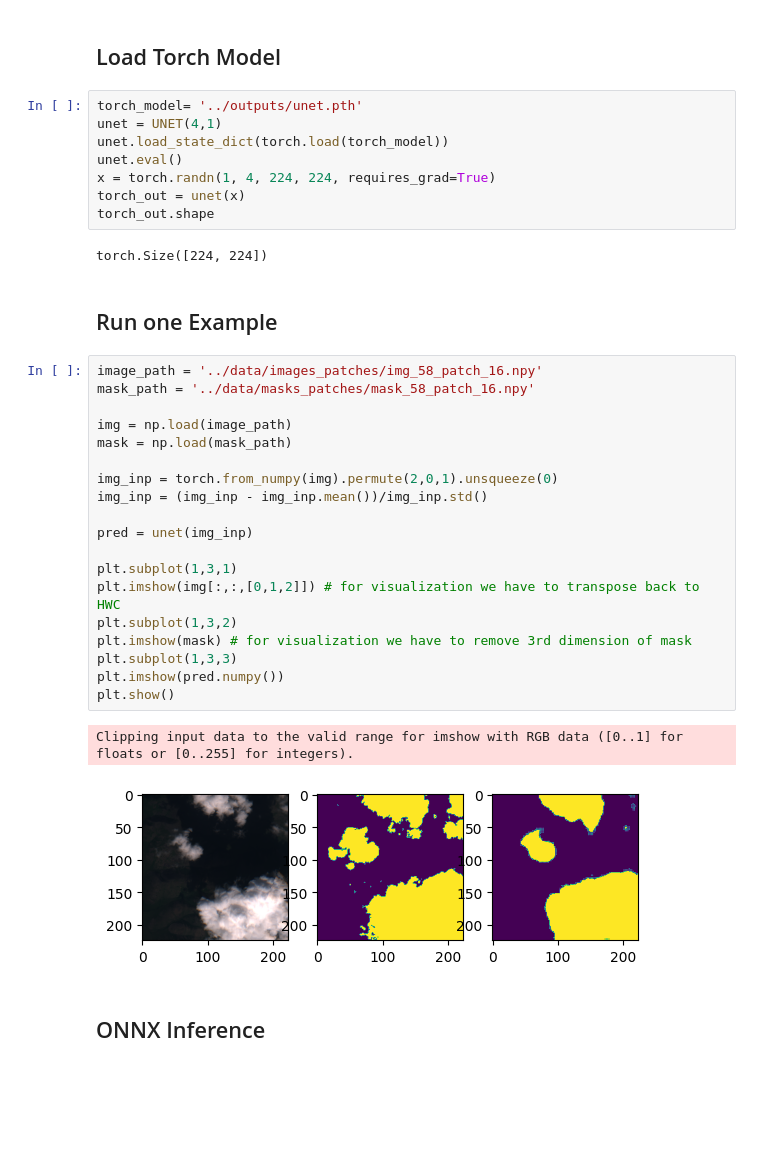
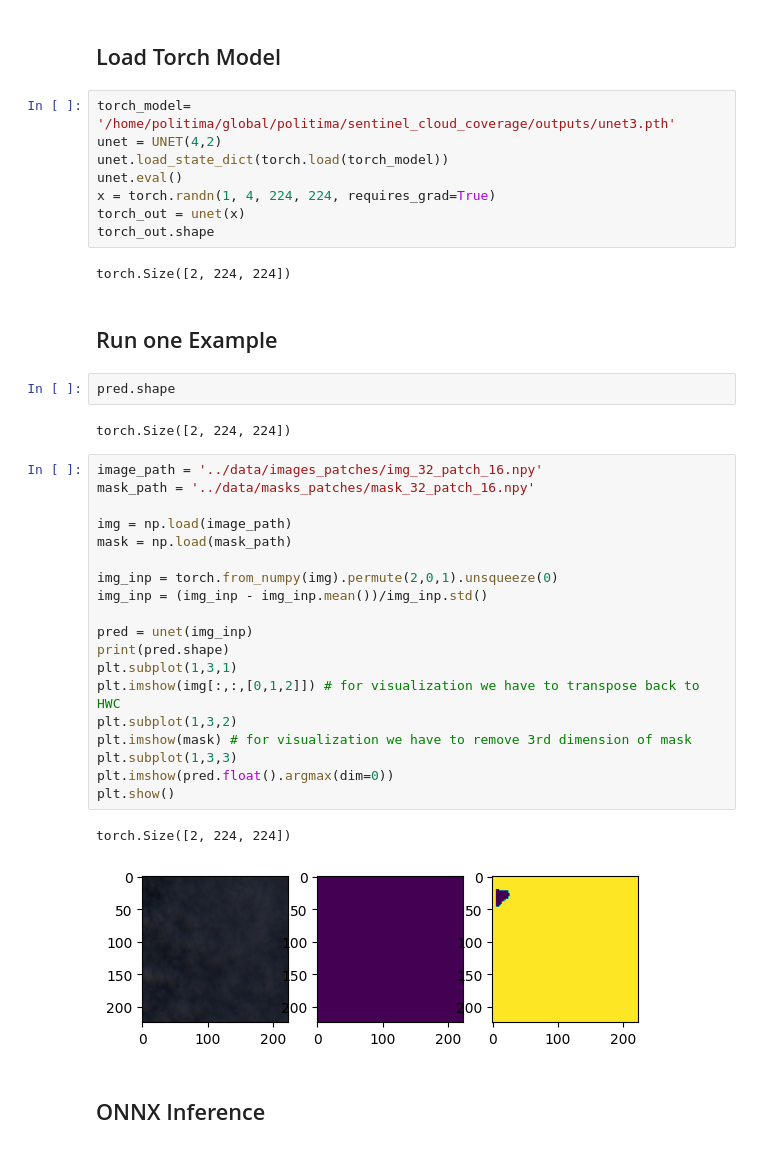
Before and after one commit to March-08/sentinel_cloud_coverage, a Jupyter notebook: notebooks/1.0-mp-inference.ipynb, the cells around one changed output. Cells and saved outputs as stored; diff of their text form; blank space fills up the shorter version.

```diff
--- a/notebooks/1.0-mp-inference.ipynb
+++ b/notebooks/1.0-mp-inference.ipynb
@@ -70,39 +70,43 @@ class UNET(nn.Module):
 # %% [markdown]
 ## Load Torch Model
 # %%
-torch_model= '../outputs/unet.pth'
-unet = UNET(4,1)
+torch_model= '/home/politima/global/politima/sentinel_cloud_coverage/outputs/unet3.pth'
+unet = UNET(4,2)
 unet.load_state_dict(torch.load(torch_model))
 unet.eval()
 x = torch.randn(1, 4, 224, 224, requires_grad=True)
 torch_out = unet(x)
 torch_out.shape
 # %% [output]
-torch.Size([224, 224])
+torch.Size([2, 224, 224])
 # %% [markdown]
 ## Run one Example
+# %%
+pred.shape
+# %% [output]
+torch.Size([2, 224, 224])
 # %%
-image_path = '../data/images_patches/img_58_patch_16.npy'
-mask_path = '../data/masks_patches/mask_58_patch_16.npy'
+image_path = '../data/images_patches/img_32_patch_16.npy'
+mask_path = '../data/masks_patches/mask_32_patch_16.npy'
 
 img = np.load(image_path)
 mask = np.load(mask_path)
 
 img_inp = torch.from_numpy(img).permute(2,0,1).unsqueeze(0)
 img_inp = (img_inp - img_inp.mean())/img_inp.std()
 
 pred = unet(img_inp)
-
+print(pred.shape)
 plt.subplot(1,3,1)
 plt.imshow(img[:,:,[0,1,2]]) # for visualization we have to transpose back to HWC
 plt.subplot(1,3,2)
 plt.imshow(mask) # for visualization we have to remove 3rd dimension of mask
 plt.subplot(1,3,3)
-plt.imshow(pred.numpy())
+plt.imshow(pred.float().argmax(dim=0))
 plt.show()
 # %% [output]
-Clipping input data to the valid range for imshow with RGB data ([0..1] for floats or [0..255] for integers).
+torch.Size([2, 224, 224])
-[figure, old version]
+[figure, new version]
 # %% [markdown]
 ## ONNX Inference
 # %%
```
Also changed, not shown: parts of 4 cells of this notebook, 12 other files.
